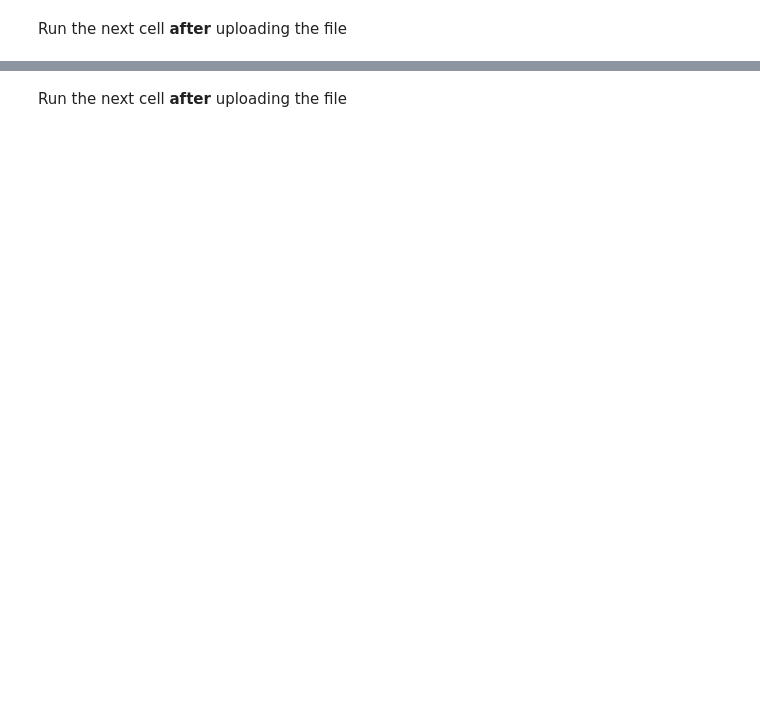
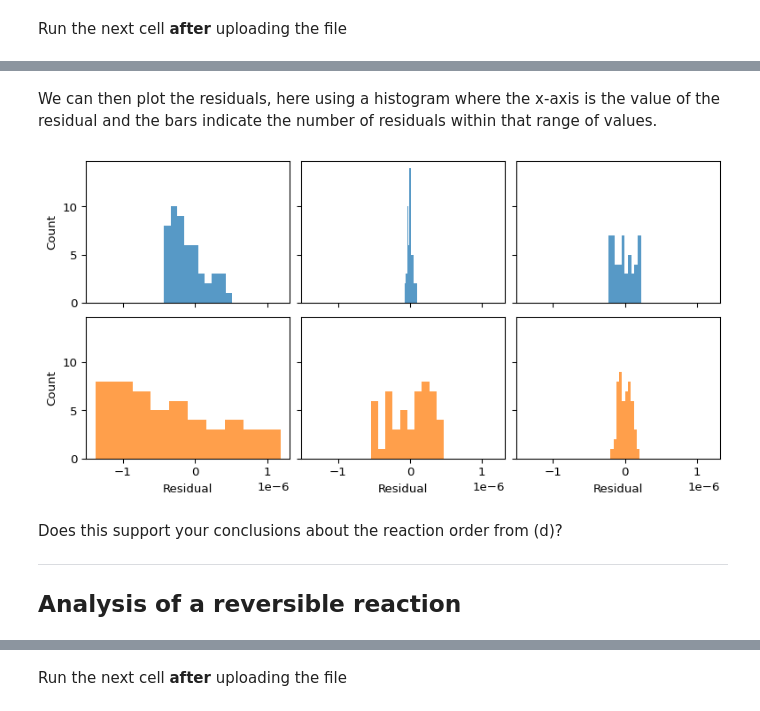
Before and after one commit to au-mbg/fysisk-biokemi, a Jupyter notebook: built_notebooks/master/week_47.ipynb, the cells around one changed output, grey strips where cells are left out. Cells and saved outputs as stored; diff of their text form; code cells hidden in the pictures; blank space fills up the shorter version.

```diff
--- a/built_notebooks/master/week_47.ipynb
+++ b/built_notebooks/master/week_47.ipynb
@@ -524,0 +190,41 @@ and values are given in dataset `week47_7_dialysis_experiment.xlsx`.
+# %%
+def calculate_residuals(x_data, y_data, A0, order):
+    # Don't worry about this line for now.
+    # It just picks the correct function for the given order and sets A0.
+    func = lambda t, k: rate_laws[order](t, k, A0)
+
+    # Make fit
+    popt, pcov = curve_fit(func, x_data, y_data)
+
+    # Evaluate fit
+    k = popt[0]
+    y_fit = func(x_data, k)
+    residuals = y_data - y_fit
+    return residuals
+# %% [markdown]
+We can then plot the residuals, here using a histogram where the x-axis
+is the value of the residual and the bars indicate the number of
+residuals within that range of values.
+# %%
+fig, axes = plt.subplots(2, 3, figsize=(8, 4), sharey=True, layout='constrained', sharex=True)
+
+axes[0, 0].set_ylabel('Count')
+axes[1, 0].set_ylabel('Count')
+
+for ax_col, order in zip(axes.T, orders):
+
+    residuals = calculate_residuals(t, A1, A1_0, order)
+    ax_col[0].hist(residuals, alpha=0.75, color='C0')
+
+    residuals = calculate_residuals(t, A2, A2_0, order)
+    ax_col[1].hist(residuals, alpha=0.75, color='C1')
+
+    ax_col[1].set_xlabel('Residual')
+# %% [output]
+[figure, added]
+# %% [markdown]
+Does this support your conclusions about the reaction order from (d)?
+
+------------------------------------------------------------------------
+
+## Analysis of a reversible reaction
```
Also changed, not shown: parts of 175 cells of this notebook, 21 other files.
